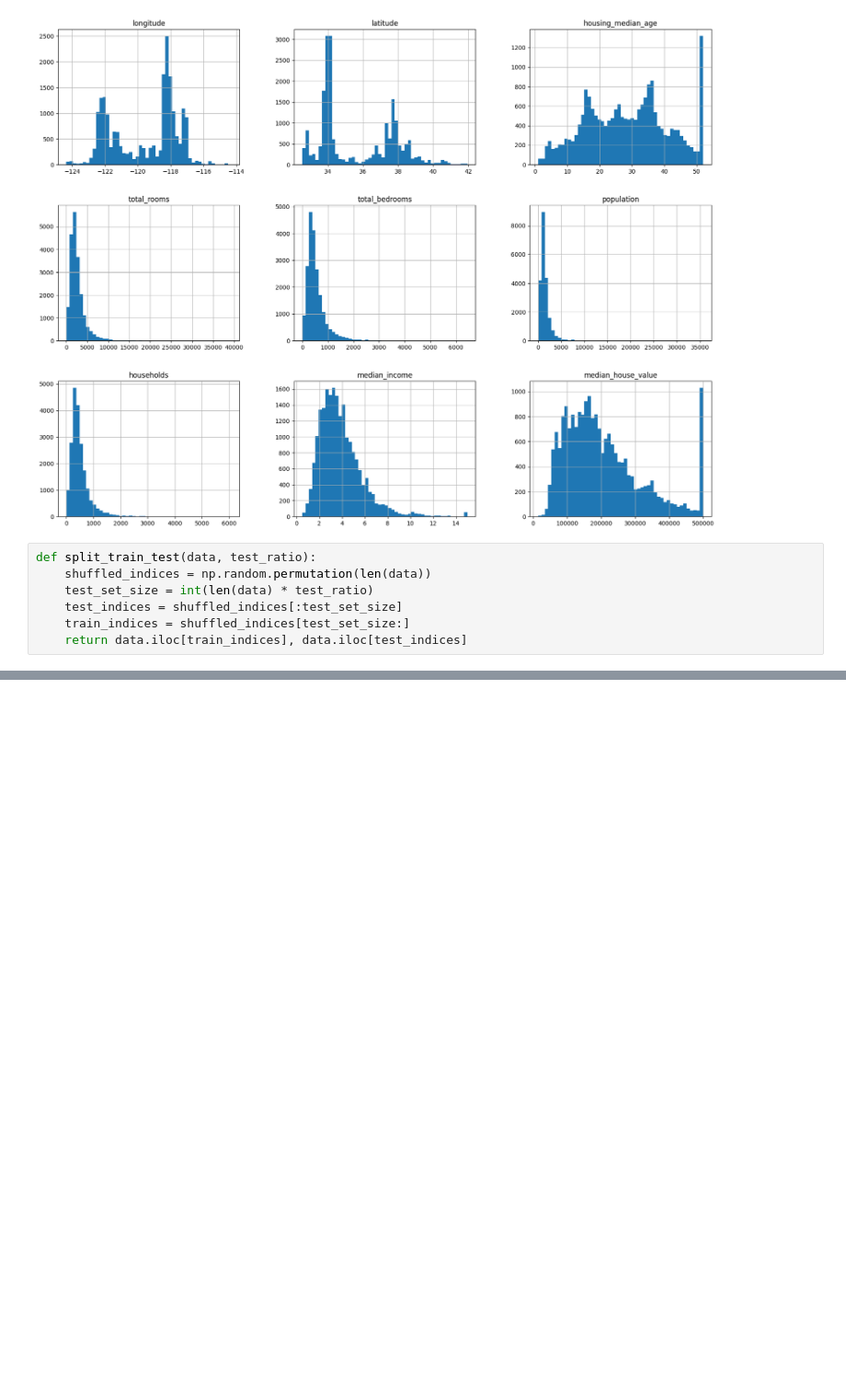
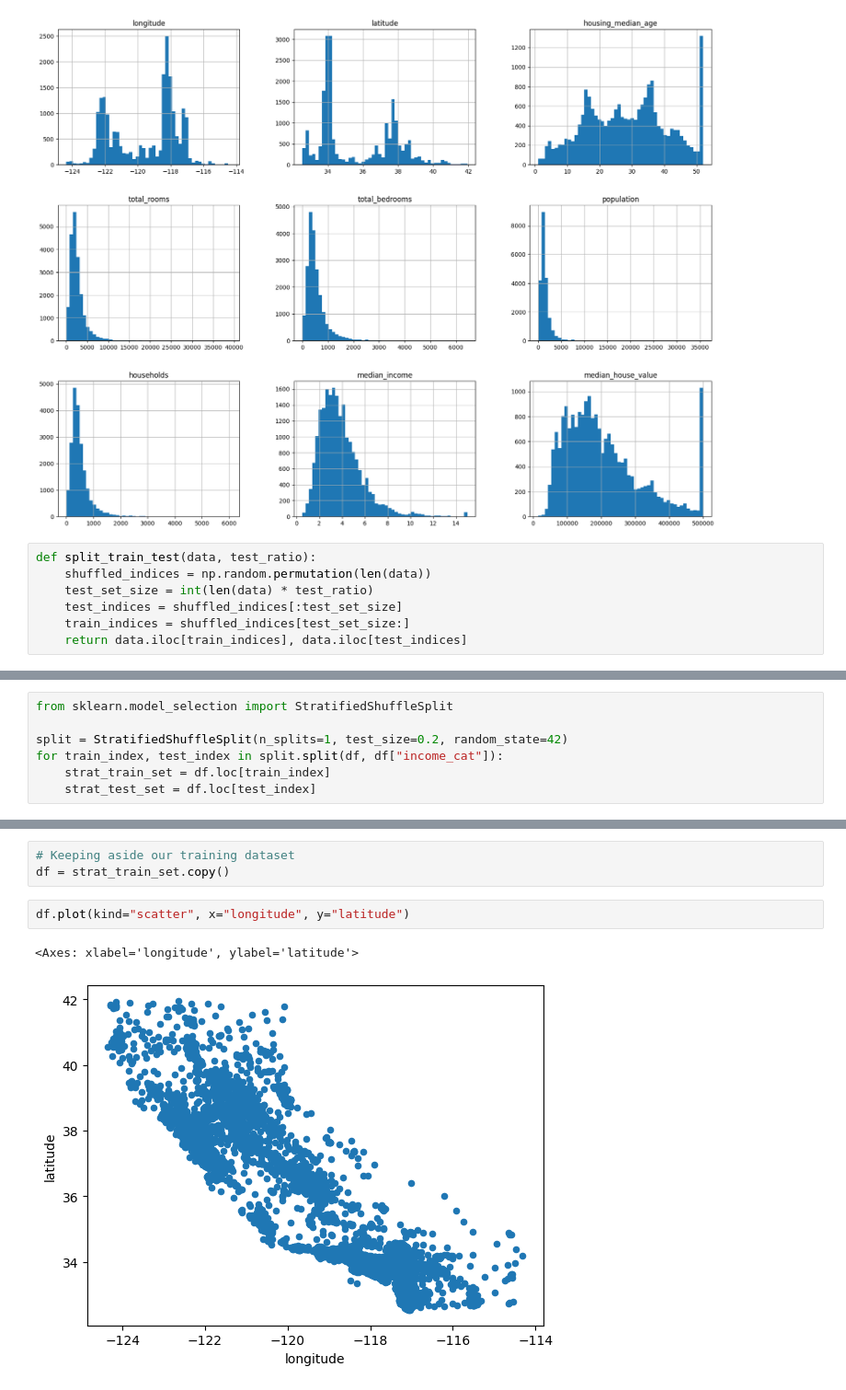
Before and after one commit to Nahsc0/House_Prediction_Model, a Jupyter notebook: House Price Prediction Model.ipynb, the cells around one changed output, grey strips where cells are left out. Shown at 92% size. Saved outputs shown, nothing was run; the diff lists cells and outputs as text; blank space fills up the shorter version.

Commit message:
using scatter plot to see patterns in the data set

```diff
--- a/House Price Prediction Model.ipynb
+++ b/House Price Prediction Model.ipynb
@@ -107,0 +108,7 @@ df["income_cat"].hist()
+# %%
+from sklearn.model_selection import StratifiedShuffleSplit
+
+split = StratifiedShuffleSplit(n_splits=1, test_size=0.2, random_state=42)
+for train_index, test_index in split.split(df, df["income_cat"]):
+    strat_train_set = df.loc[train_index]
+    strat_test_set = df.loc[test_index]
@@ -107,0 +142,8 @@ df["income_cat"].hist()
+# %%
+# Keeping aside our training dataset
+df = strat_train_set.copy()
+# %%
+df.plot(kind="scatter", x="longitude", y="latitude")
+# %% [output]
+<Axes: xlabel='longitude', ylabel='latitude'>
+[figure, added]
```
Also changed, not shown: parts of 17 cells of this notebook.
